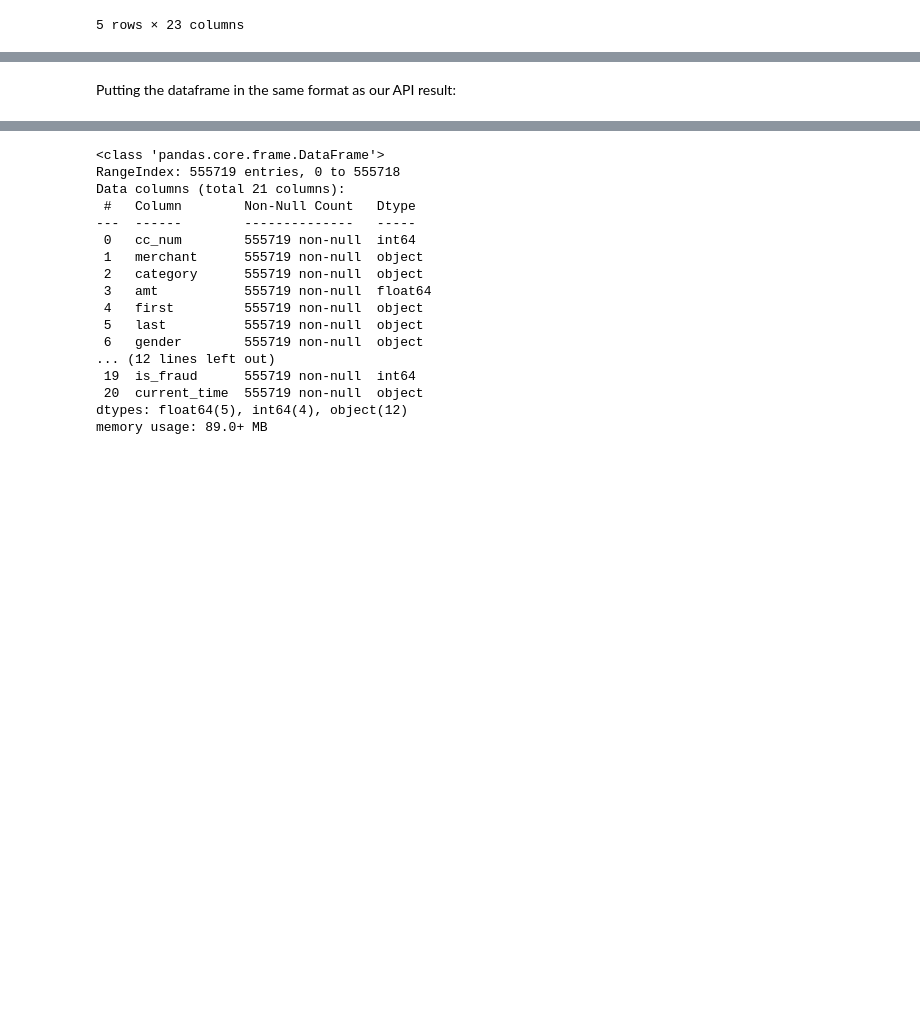
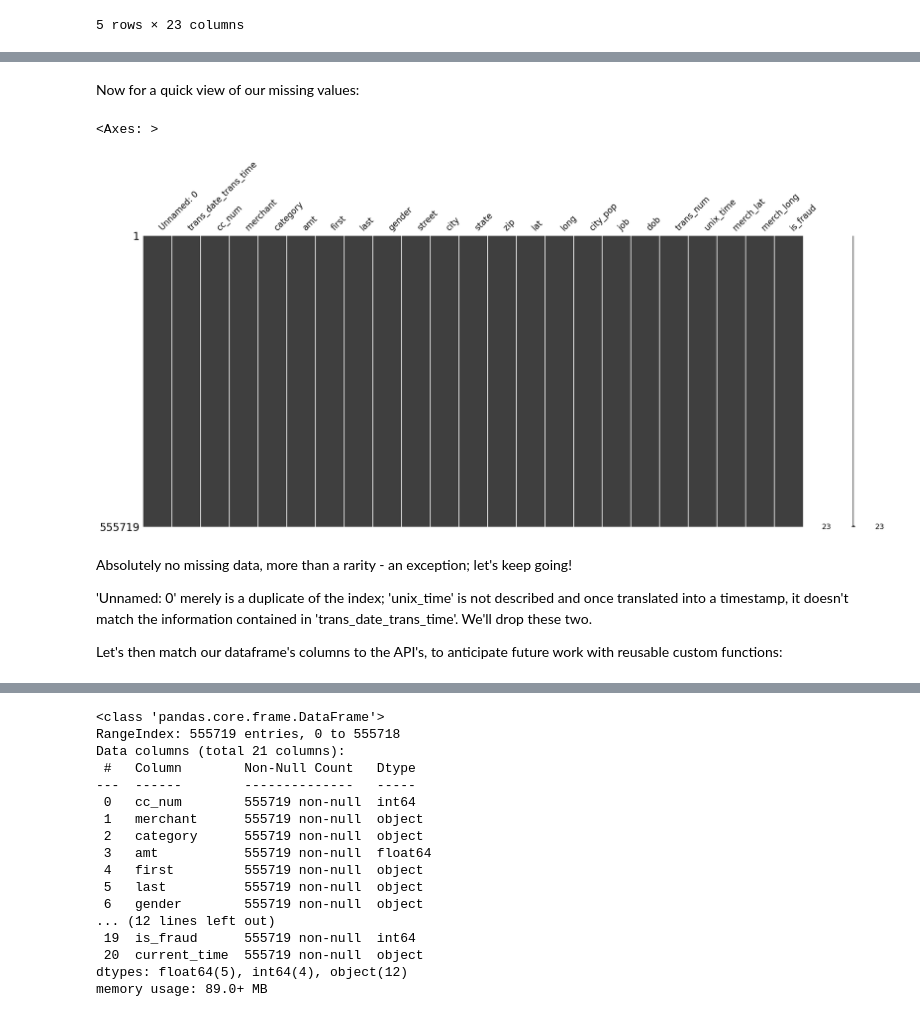
Before and after one commit to JeremyM174/aia_autofrauddetect, a Jupyter notebook: machine_learning.ipynb, the cells around one changed output, grey strips where cells are left out. Drawn from its saved outputs; the diff is of its cells as text; code cells hidden in the pictures; blank space fills up the shorter version.

```diff
--- a/machine_learning.ipynb
+++ b/machine_learning.ipynb
@@ -101,5 +144,16 @@ df_start.head()
+# %% [markdown]
+Now for a quick view of our missing values:
+# %%
+msno.matrix(df_start)
+# %% [output]
+<Axes: >
+[figure, added]
 # %% [markdown]
-Putting the dataframe in the same format as our API result:
+Absolutely no missing data, more than a rarity - an exception; let's keep going!
+
+'Unnamed: 0' merely is a duplicate of the index; 'unix_time' is not described and once translated into a timestamp, it doesn't match the information contained in 'trans_date_trans_time'. We'll drop these two.
+
+Let's then match our dataframe's columns to the API's, to anticipate future work with reusable custom functions:
 # %%
 df_start = df_start.drop(['Unnamed: 0', 'unix_time'], axis=1)
 df_start = df_start.rename(columns={'trans_date_trans_time':'current_time'})
```
Also changed, not shown: parts of 4 cells of this notebook, 9 other files.
